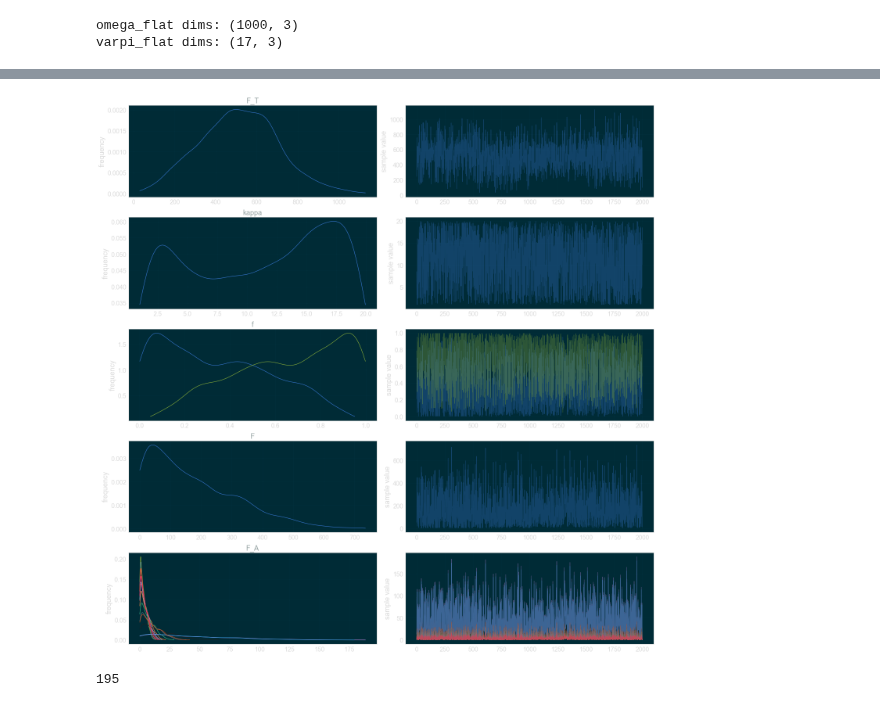
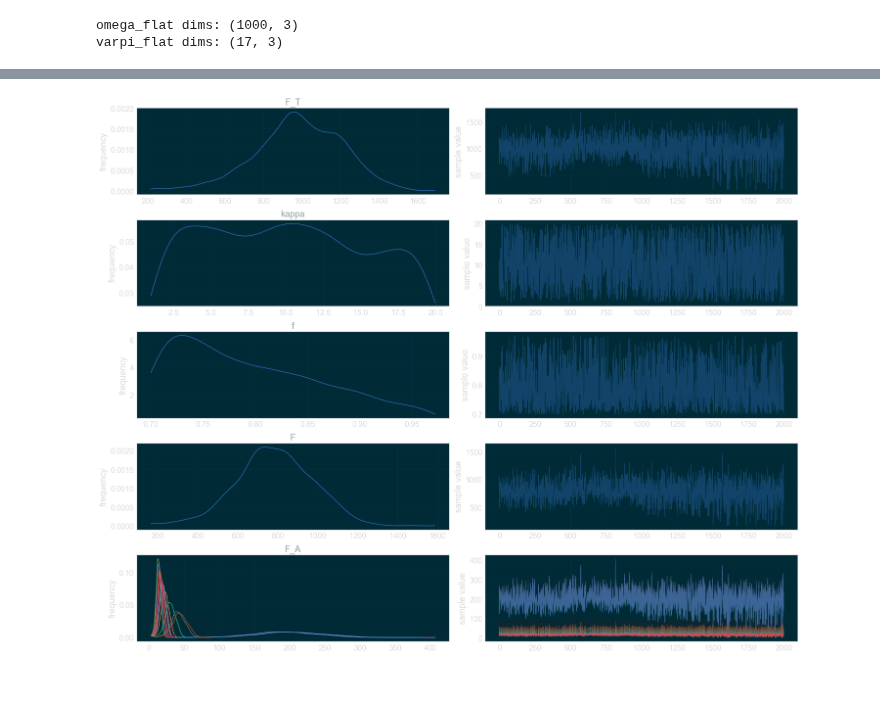
Before and after one commit to cescalara/fancy, a Jupyter notebook: soiaporn_model/simplified_model.ipynb, the cells around one changed output, grey strips where cells are left out. Drawn from its saved outputs; the diff is of its cells as text; code cells hidden in the pictures.

Commit message:
Add kappa as data instead of parameter

```diff
--- a/soiaporn_model/simplified_model.ipynb
+++ b/soiaporn_model/simplified_model.ipynb
@@ -47,7 +47,7 @@ To summarise, we have:
 # %%
 # set source parameters
 F_T = 1000 # total flux
-f = 0.8 # associated fraction
+f = 0.99 # associated fraction
 F_A = f * F_T # source flux
 # %%
 # use this model to generate simulated data from the given AGN sources
@@ -242,7 +241,8 @@ data_for_stan = {'N_A' : 17,
         'N' : F_T,
         'varpi' : varpi_flat,
         'omega' : omega_flat,
-        'w' :  w}
+        'w' :  w,
+        'kappa': kappa}
 # %%
 # compile the model
 import pystan
@@ -254,10 +274,6 @@ print (fit)
 # %%
 fig = fit.plot();
-fig.set_size_inches(20, 20)
+fig.set_size_inches(20, 16)
 fig.tight_layout()
 # %% [output]
-[figure, old version]
+[figure, new version]
-# %%
-print(F[12])
-# %% [output]
-195
```
Also changed, not shown: parts of 5 cells of this notebook, 1 other file.
